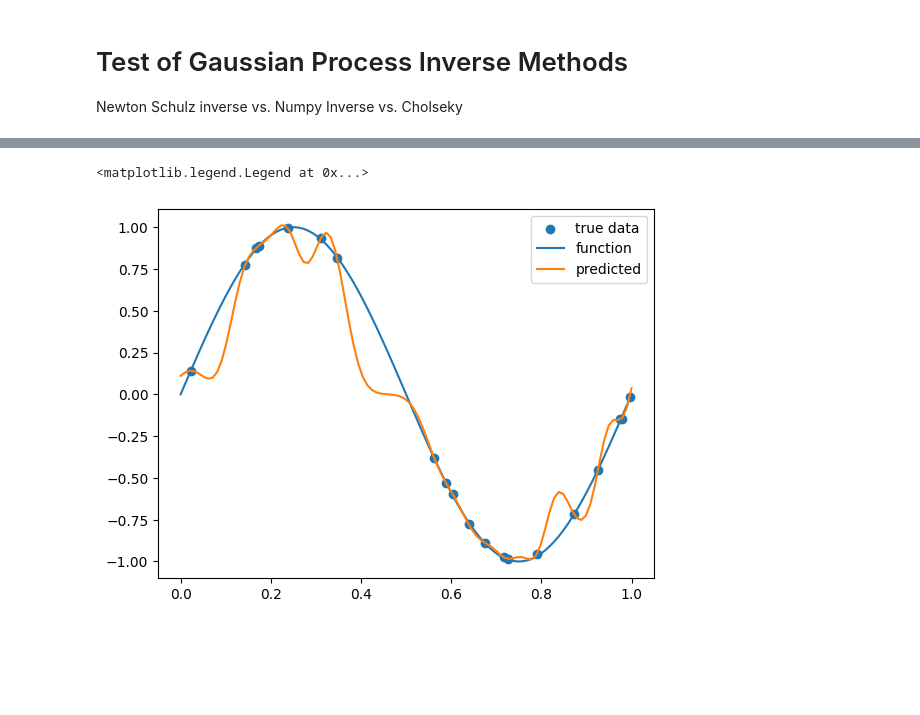
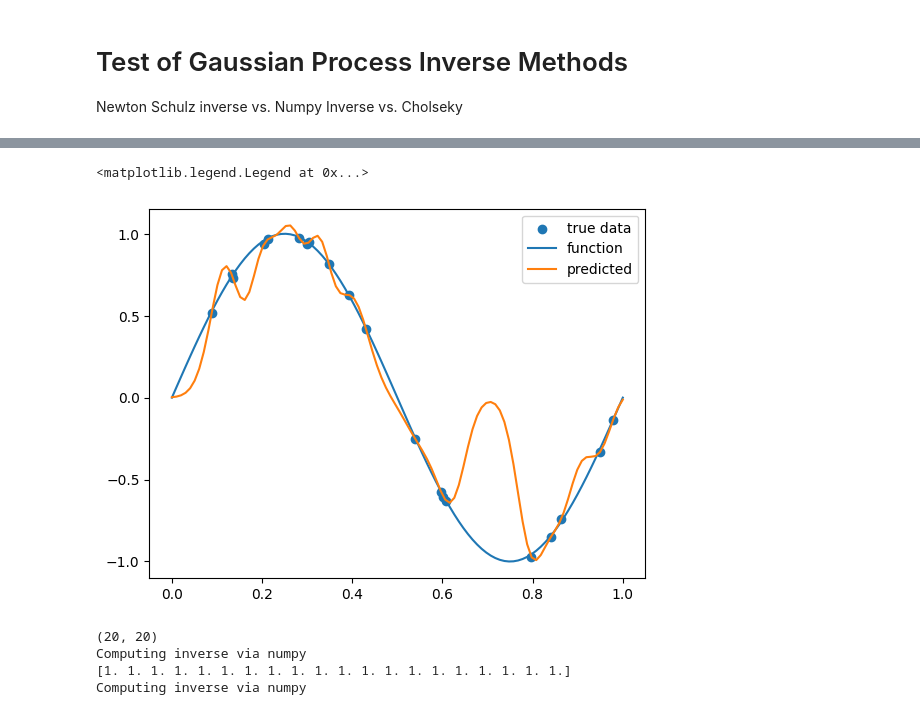
Before and after one commit to trevorgloe/Newton_Shulz, a Jupyter notebook: gauss_proc/test_gp_inv.ipynb, the cells around one changed output, grey strips where cells are left out. Drawn from its saved outputs; the diff is of its cells as text; code cells hidden in the pictures; blank space fills up the shorter version.

Commit message:
started creating inverse method classes and testing them in test_gp_inv.ipynb

```diff
--- a/gauss_proc/test_gp_inv.ipynb
+++ b/gauss_proc/test_gp_inv.ipynb
@@ -19,7 +20,7 @@ n = 20
 sig = 0.01
 x = np.random.rand(n)
 # print(x)
-# y = np.sin(x* 2*np.pi) + sig*np.random.randn(n)
+y = np.sin(x* 2*np.pi) + sig*np.random.randn(n)
 
 print(x.shape)
 print(y.shape)
@@ -49,5 +50,18 @@ Newton_Shulz took 0.0022 seconds to execute.
 <matplotlib.legend.Legend at 0x...>
-[figure, old version]
+[figure, new version]
+# %%
+ni = inverses.NumpyInverse(True, True)
+print(gauss.ker.mat.shape)
+x = ni.vecSolve(gauss.ker.mat, np.ones(20))
+print(gauss.ker.mat @ x)
+x2 = ni.vecSolve(gauss.ker.mat, np.ones(20))
+ni.invalidateInverse()
+x3 = ni.vecSolve(gauss.ker.mat, np.ones(20))
+# %% [output]
+(20, 20)
+Computing inverse via numpy
+[1. 1. 1. 1. 1. 1. 1. 1. 1. 1. 1. 1. 1. 1. 1. 1. 1. 1. 1. 1.]
+Computing inverse via numpy
 # %%
 # try optimizing
 gauss.grad_dec_theta(np.array([1, 1]), alpha=1e-5)
```
Also changed, not shown: parts of 4 cells of this notebook, 1 other file.
